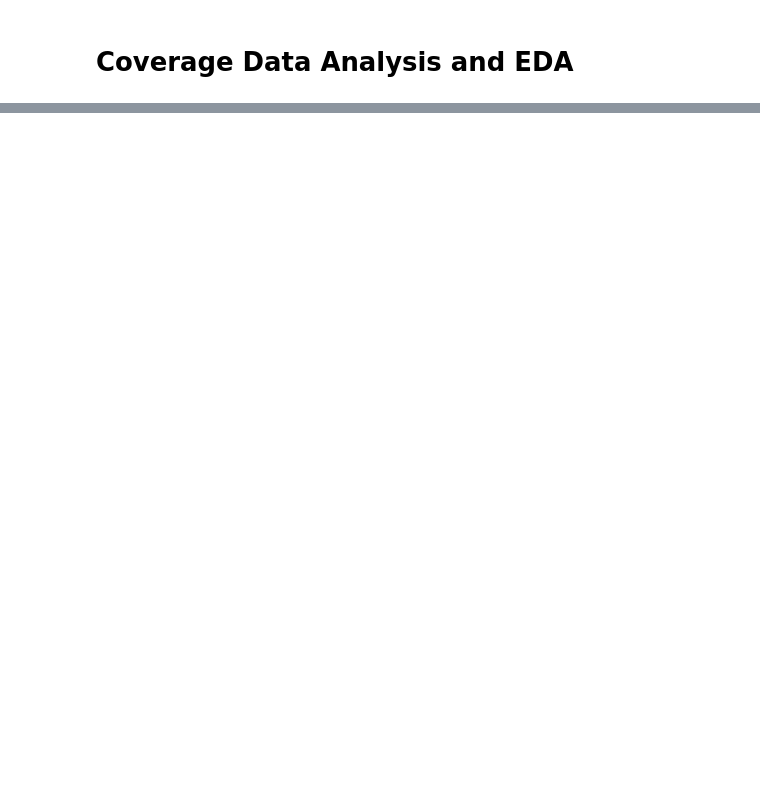
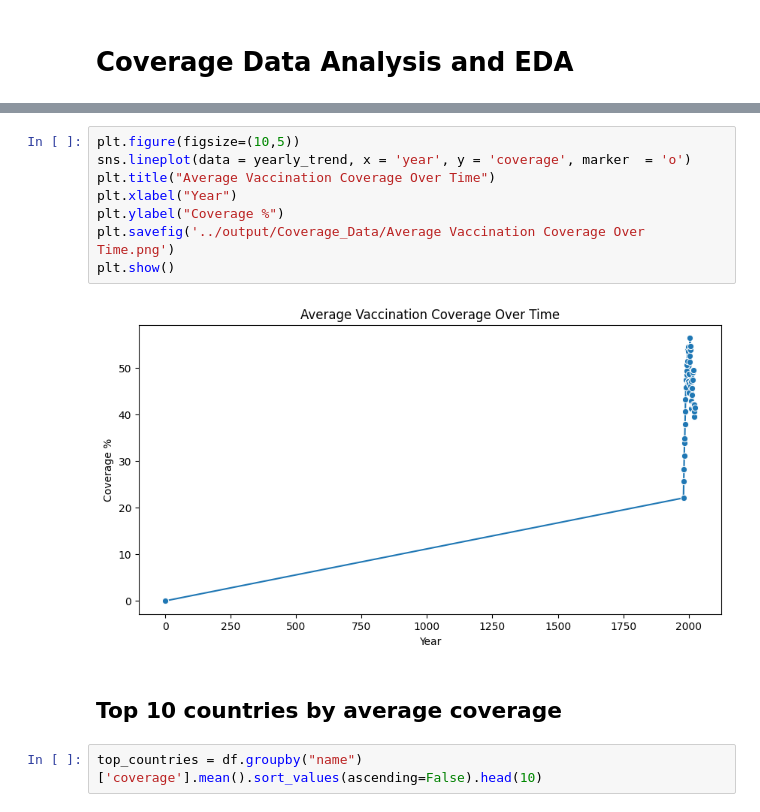
Before and after one commit to Sumit-Prasad01/Vaccination-Data-Analysis-and-Visualization, a Jupyter notebook: notebooks/Coverage_Data_EDA.ipynb, the cells around one changed output, grey strips where cells are left out. Drawn from its saved outputs; the diff is of its cells as text; blank space fills up the shorter version.

```diff
--- a/notebooks/Coverage_Data_EDA.ipynb
+++ b/notebooks/Coverage_Data_EDA.ipynb
@@ -43,0 +95,14 @@ dtype: int64
+# %%
+plt.figure(figsize=(10,5))
+sns.lineplot(data = yearly_trend, x = 'year', y = 'coverage', marker  = 'o')
+plt.title("Average Vaccination Coverage Over Time")
+plt.xlabel("Year")
+plt.ylabel("Coverage %")
+plt.savefig('../output/Coverage_Data/Average Vaccination Coverage Over Time.png')
+plt.show()
+# %% [output]
+[figure, added]
+# %% [markdown]
+## Top 10 countries by average coverage
+# %%
+top_countries = df.groupby("name")['coverage'].mean().sort_values(ascending=False).head(10)
```
Also changed, not shown: parts of 24 cells of this notebook, 7 other files.
